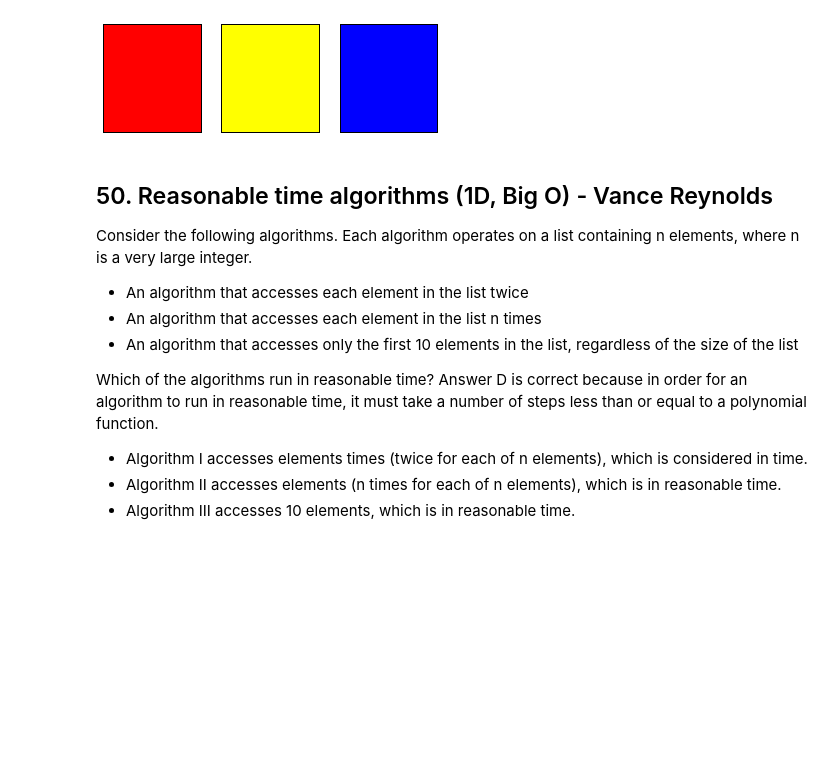
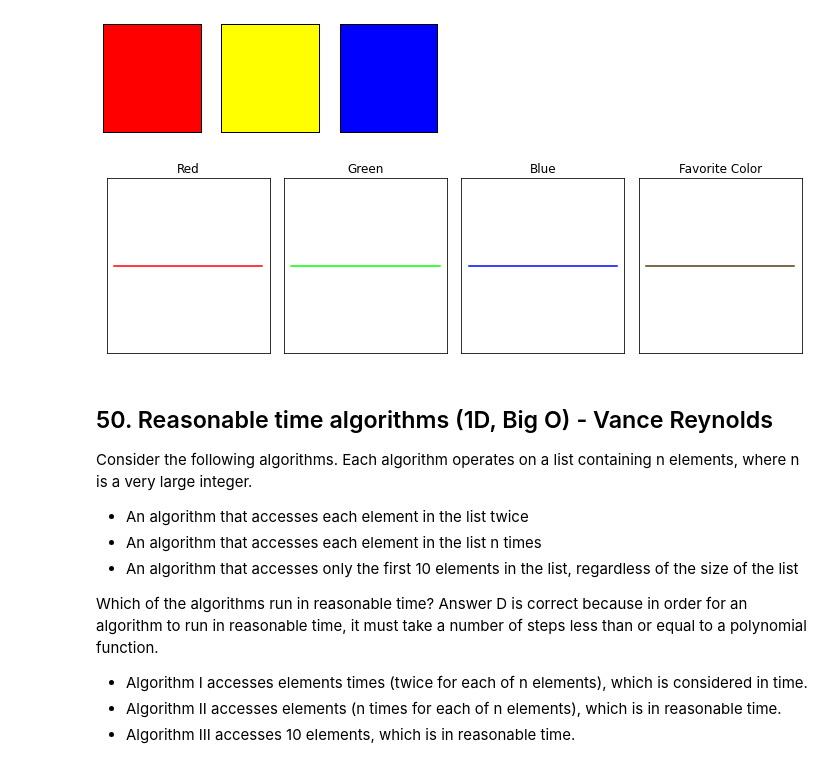
Before and after one commit to jntpham/jphamblog, a Jupyter notebook: _notebooks/2024-03-12-CSP-MCQ-2020-missed.ipynb, the cells around one changed output. Drawn from its saved outputs; the diff is of its cells as text; code cells hidden in the pictures; blank space fills up the shorter version.

```diff
--- a/_notebooks/2024-03-12-CSP-MCQ-2020-missed.ipynb
+++ b/_notebooks/2024-03-12-CSP-MCQ-2020-missed.ipynb
@@ -189,6 +237,47 @@ binary: 00000000 00000000 11111111
 decimal 0 0 255
 proportion 0.0 0.0 1.0
 [figure]
+# %%
+import matplotlib.pyplot as plt
+
+# Displaying RBG standard colors
+def binary_rgb_to_decimal(binary_rgb):
+    decimal_rgb = []
+    for color in binary_rgb:
+        decimal_color = int(color, 2)  # Convert binary to decimal
+        decimal_rgb.append(decimal_color)
+    return decimal_rgb
+
+binary_rgb_colors = {
+    'red': ('11111111', '00000000', '00000000'),
+    'green': ('00000000', '11111111', '00000000'),
+    'blue': ('00000000', '00000000', '11111111'),
+}
+
+plt.figure(figsize=(10, 3))
+for i, (color, binary_rgb) in enumerate(binary_rgb_colors.items()):
+    decimal_rgb = binary_rgb_to_decimal(binary_rgb)
+    plt.subplot(1, 4, i+1)
+    plt.plot([0, 1], [0, 0], color=[x / 255 for x in decimal_rgb])
+    plt.title(color.capitalize())
+    plt.xticks([])
+    plt.yticks([])
+
+# Favorite color pattern
+favorite_color_binary = ('01001110', '00111011', '010111')
+
+favorite_color_decimal = binary_rgb_to_decimal(favorite_color_binary)
+
+plt.subplot(1, 4, 4)
+plt.plot([0, 1], [0, 0], color=[x / 255 for x in favorite_color_decimal])
+plt.title('Favorite Color')
+plt.xticks([])
+plt.yticks([])
+
+plt.tight_layout()
+plt.show()
+# %% [output]
+[figure, added]
 # %% [markdown]
 ## 50. Reasonable time algorithms (1D, Big O) - Vance Reynolds
 
```
Also changed, not shown: parts of 3 cells of this notebook.
